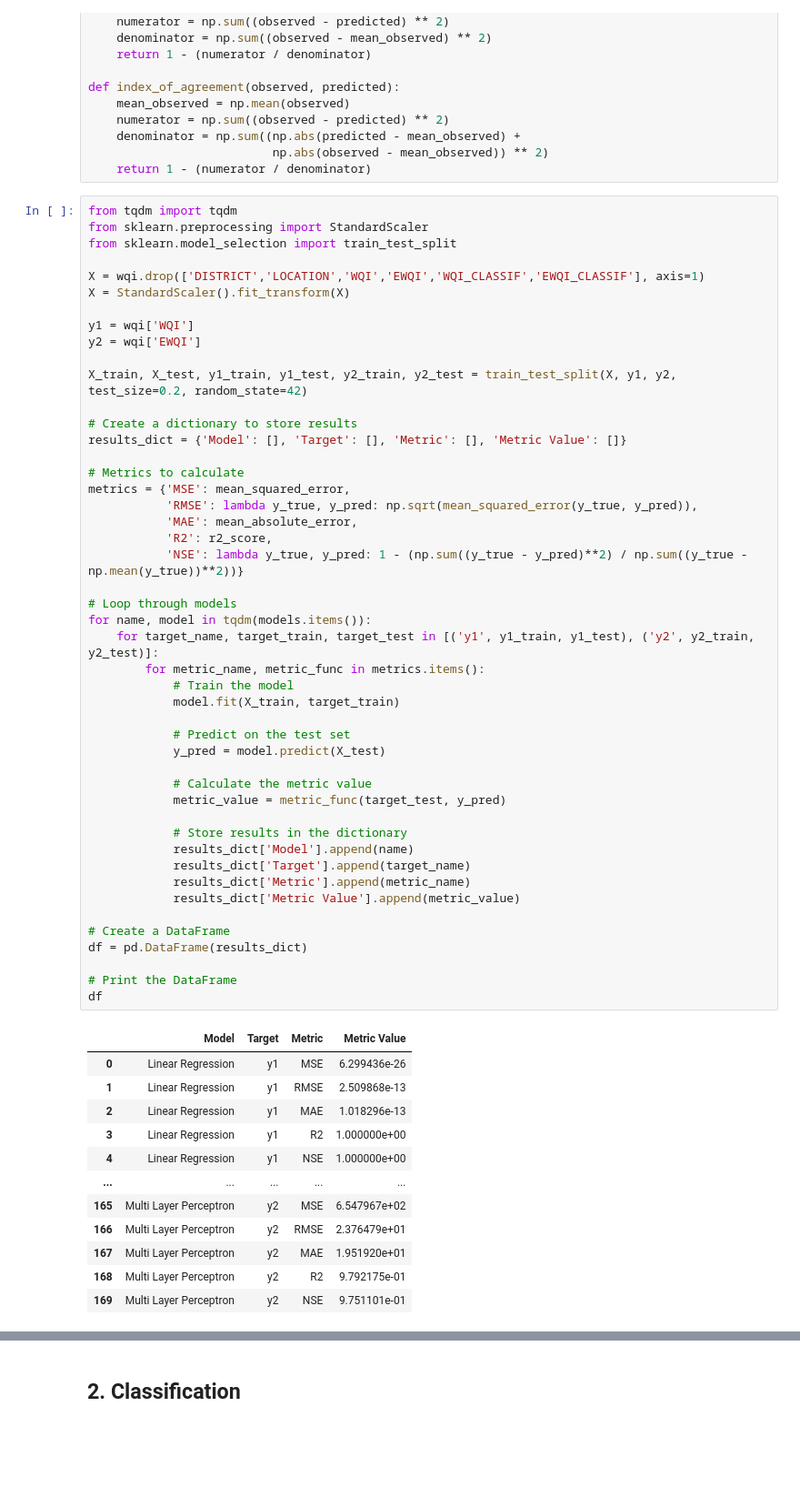
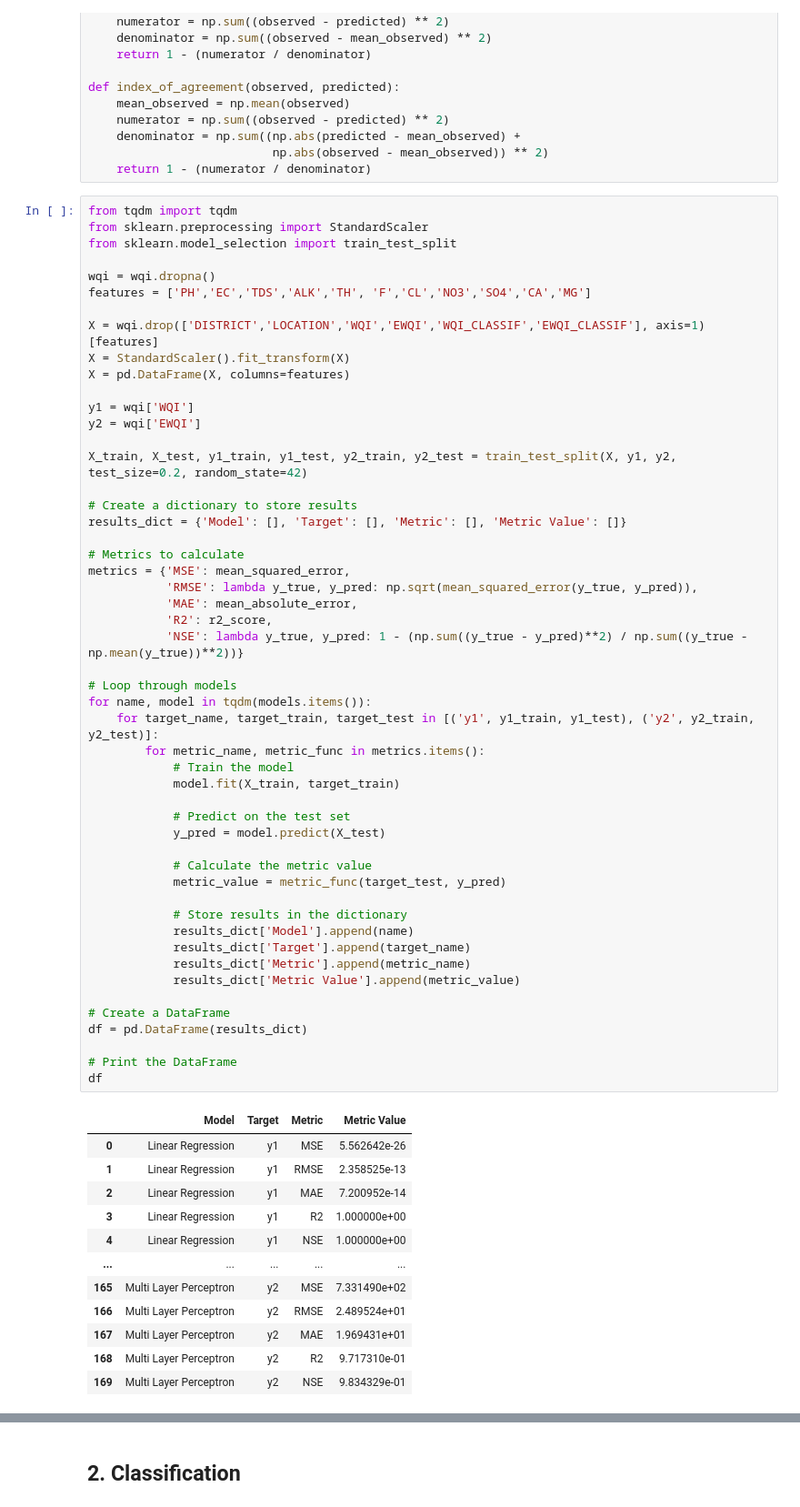
Before and after one commit to Ethan0456/Major-Project, a Jupyter notebook: comparison_awqi_ewqi.ipynb, the cells around one changed output, grey strips where cells are left out. Shown at 91% size. Drawn from its saved outputs; the diff is of its cells as text; blank space fills up the shorter version.

```diff
--- a/comparison_awqi_ewqi.ipynb
+++ b/comparison_awqi_ewqi.ipynb
@@ -190,8 +197,12 @@ from tqdm import tqdm
 from sklearn.preprocessing import StandardScaler
 from sklearn.model_selection import train_test_split
 
-X = wqi.drop(['DISTRICT','LOCATION','WQI','EWQI','WQI_CLASSIF','EWQI_CLASSIF'], axis=1)
+wqi = wqi.dropna()
+features = ['PH','EC','TDS','ALK','TH', 'F','CL','NO3','SO4','CA','MG']
+
+X = wqi.drop(['DISTRICT','LOCATION','WQI','EWQI','WQI_CLASSIF','EWQI_CLASSIF'], axis=1)[features]
 X = StandardScaler().fit_transform(X)
+X = pd.DataFrame(X, columns=features)
 
 y1 = wqi['WQI']
 y2 = wqi['EWQI']
@@ -207,44 +218,44 @@ metrics = {'MSE': mean_squared_error,
            'MAE': mean_absolute_error,
            'R2': r2_score,
            'NSE': lambda y_true, y_pred: 1 - (np.sum((y_true - y_pred)**2) / np.sum((y_true - np.mean(y_true))**2))}
 
 # Loop through models
 for name, model in tqdm(models.items()):
     for target_name, target_train, target_test in [('y1', y1_train, y1_test), ('y2', y2_train, y2_test)]:
         for metric_name, metric_func in metrics.items():
             # Train the model
             model.fit(X_train, target_train)
 
             # Predict on the test set
             y_pred = model.predict(X_test)
 
             # Calculate the metric value
             metric_value = metric_func(target_test, y_pred)
 
             # Store results in the dictionary
             results_dict['Model'].append(name)
             results_dict['Target'].append(target_name)
             results_dict['Metric'].append(metric_name)
             results_dict['Metric Value'].append(metric_value)
 
 # Create a DataFrame
 df = pd.DataFrame(results_dict)
 
 # Print the DataFrame
 df
 # %% [output]
 |  | Model | Target | Metric | Metric Value |
-| 0 | Linear Regression | y1 | MSE | 6.299436e-26 |
-| 1 | Linear Regression | y1 | RMSE | 2.509868e-13 |
-| 2 | Linear Regression | y1 | MAE | 1.018296e-13 |
+| 0 | Linear Regression | y1 | MSE | 5.562642e-26 |
+| 1 | Linear Regression | y1 | RMSE | 2.358525e-13 |
+| 2 | Linear Regression | y1 | MAE | 7.200952e-14 |
 | 3 | Linear Regression | y1 | R2 | 1.000000e+00 |
 | 4 | Linear Regression | y1 | NSE | 1.000000e+00 |
 | ... | ... | ... | ... | ... |
-| 165 | Multi Layer Perceptron | y2 | MSE | 6.547967e+02 |
-| 166 | Multi Layer Perceptron | y2 | RMSE | 2.376479e+01 |
-| 167 | Multi Layer Perceptron | y2 | MAE | 1.951920e+01 |
-| 168 | Multi Layer Perceptron | y2 | R2 | 9.792175e-01 |
-| 169 | Multi Layer Perceptron | y2 | NSE | 9.751101e-01 |
+| 165 | Multi Layer Perceptron | y2 | MSE | 7.331490e+02 |
+| 166 | Multi Layer Perceptron | y2 | RMSE | 2.489524e+01 |
+| 167 | Multi Layer Perceptron | y2 | MAE | 1.969431e+01 |
+| 168 | Multi Layer Perceptron | y2 | R2 | 9.717310e-01 |
+| 169 | Multi Layer Perceptron | y2 | NSE | 9.834329e-01 |
 170 rows × 4 columns
 # %%
 # Pivot the DataFrame
```
Also changed, not shown: parts of 11 cells of this notebook.
